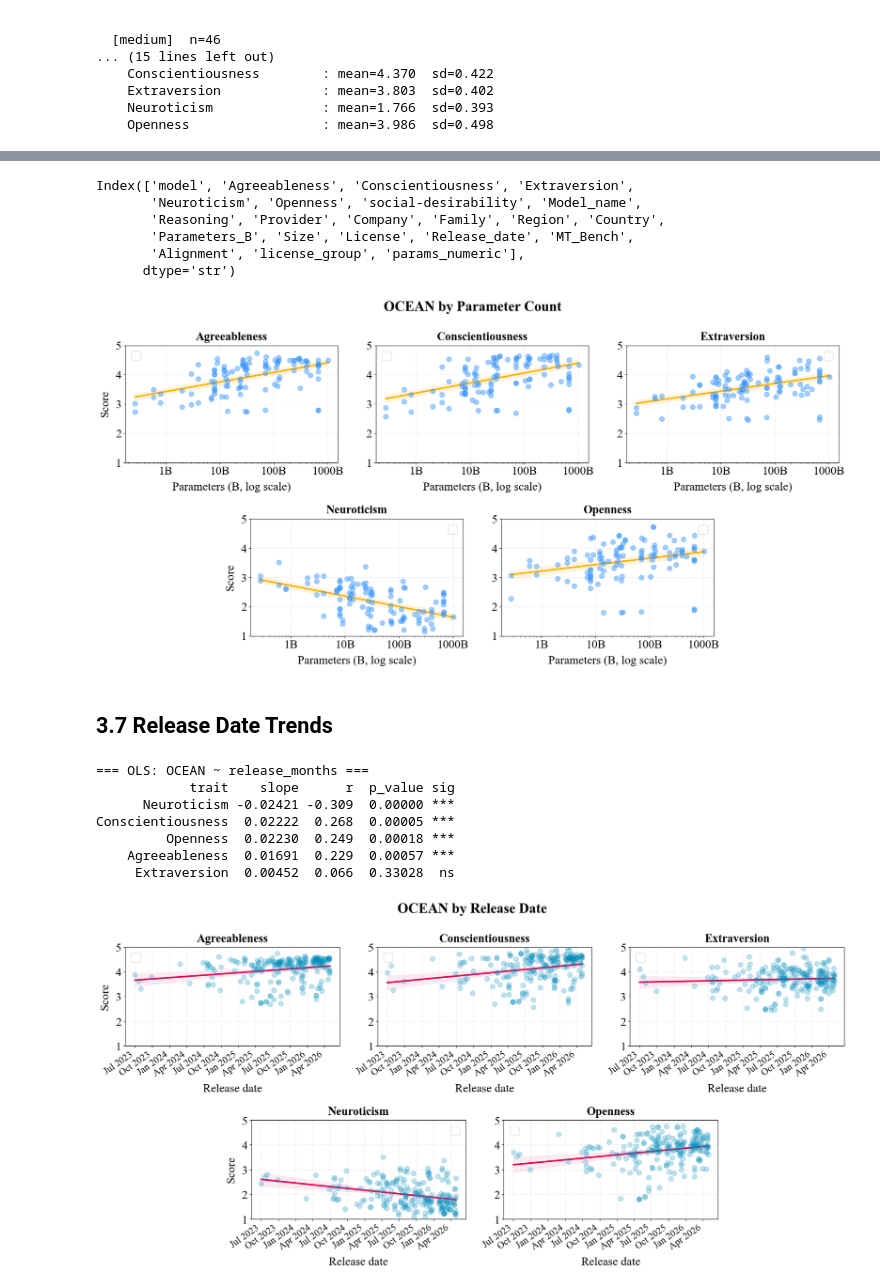
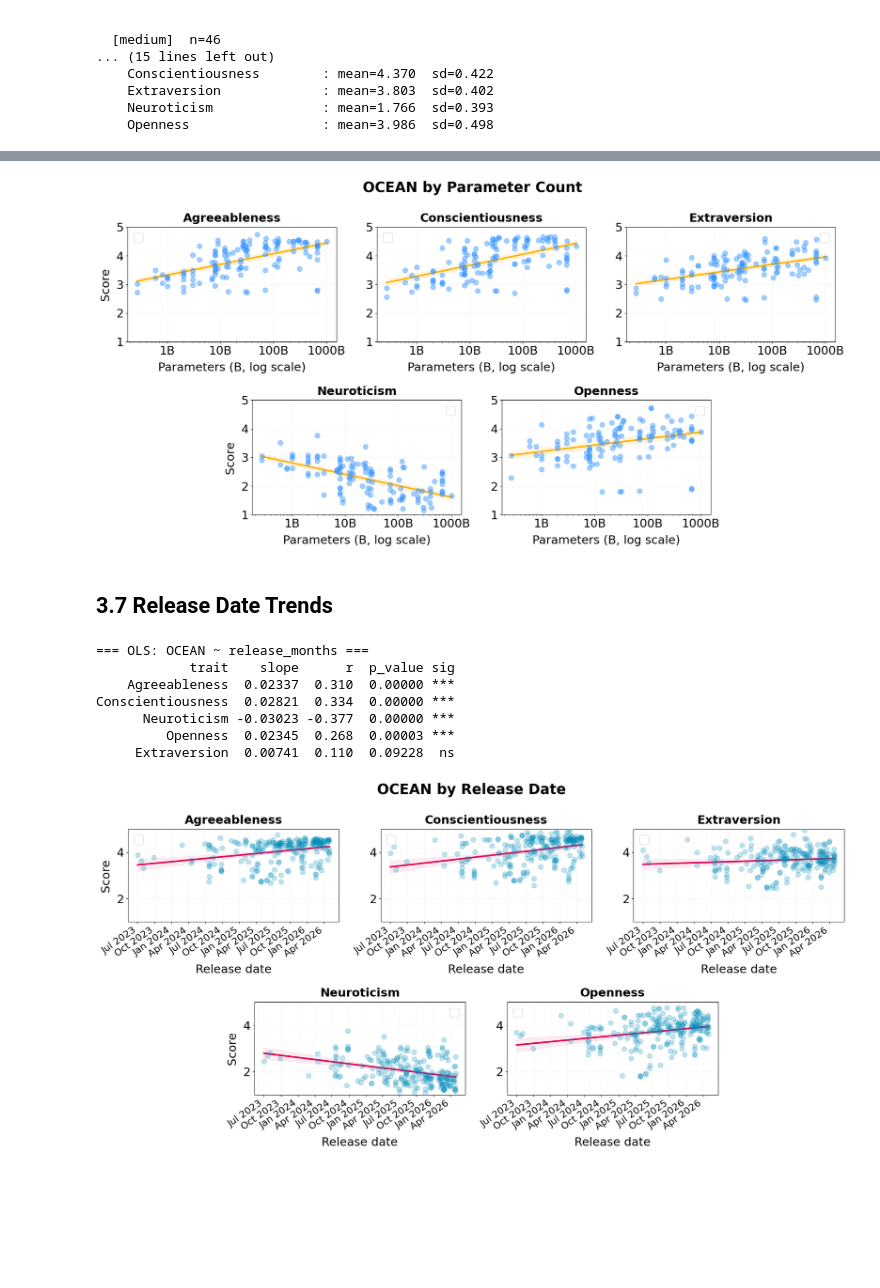
Before and after one commit to ellisalicante/BigFive-LLM-Evaluation, a Jupyter notebook: exp/03_large_scale_administration/eval_subgroups.ipynb, the cells around one changed output, grey strips where cells are left out. Saved outputs shown, nothing was run; the diff lists cells and outputs as text; code cells hidden in the pictures; blank space fills up the shorter version.

```diff
--- a/exp/03_large_scale_administration/eval_subgroups.ipynb
+++ b/exp/03_large_scale_administration/eval_subgroups.ipynb
@@ -42,6 +44,6 @@ os.makedirs("../../doc/figs", exist_ok=True)
 apply_paper_style()
 # %%
 ### 1) LOAD DATA
-df_all, df_A, df_B, df_cfa, df_cfa_soc_des, df_metadata, df_lmm = create_final_dfs()
+df_all, df_A, df_B, df_cfa, df_cfa_soc_des, df_metadata, df_lmm, _ = create_final_dfs()
 # %% [output]
 Created dataframes:
@@ -421,14 +549,5 @@ plt.show()
-# %%
-df_metadata.columns
-# %% [output]
-Index(['model', 'Agreeableness', 'Conscientiousness', 'Extraversion',
-       'Neuroticism', 'Openness', 'social-desirability', 'Model_name',
-       'Reasoning', 'Provider', 'Company', 'Family', 'Region', 'Country',
-       'Parameters_B', 'Size', 'License', 'Release_date', 'MT_Bench',
-       'Alignment', 'license_group', 'params_numeric'],
-      dtype='str')
 # %%
-### 17) CONTINUOUS PARAMETER SCALE (OLS regression on log10 params)
+### 18) CONTINUOUS PARAMETER SCALE (OLS regression on log10 params)
 fig = plot_param_scale_regression(
     df_metadata,
     params_col="Parameters_B",
@@ -441,7 +560,7 @@ fig = plot_param_scale_regression(
 )
 plt.show()
 # %% [output]
-[figure, old version]
+[figure, new version]
 # %% [markdown]
 ## 3.7 Release Date Trends
 # %%
@@ -453,7 +572,7 @@ ref = pd.Timestamp("2026-05-12")
 df_metadata["release_dt"]     = pd.to_datetime(df_metadata["Release_date"], errors="coerce")
 df_metadata["release_months"] = (df_metadata["release_dt"] - ref).dt.days / 30.44
 # %%
-### 19) REGRESSION SUMMARY — release date vs OCEAN
+### 20) REGRESSION SUMMARY — release date vs OCEAN
 df_rel     = df_metadata.dropna(subset=["release_months"] + OCEAN_COLS)
 summary_df = regression_summary(df_rel, x_col="release_months", y_cols=OCEAN_COLS)
 
@@ -462,26 +581,26 @@ print(summary_df.to_string(index=False))
 # %% [output]
 === OLS: OCEAN ~ release_months ===
             trait    slope      r  p_value sig
-      Neuroticism -0.02421 -0.309  0.00000 ***
-Conscientiousness  0.02222  0.268  0.00005 ***
-         Openness  0.02230  0.249  0.00018 ***
-    Agreeableness  0.01691  0.229  0.00057 ***
-     Extraversion  0.00452  0.066  0.33028  ns
+    Agreeableness  0.02337  0.310  0.00000 ***
+Conscientiousness  0.02821  0.334  0.00000 ***
+      Neuroticism -0.03023 -0.377  0.00000 ***
+         Openness  0.02345  0.268  0.00003 ***
+     Extraversion  0.00741  0.110  0.09228  ns
 # %%
-### 20) FIGURE — release date regression
+### 21) FIGURE — release date regression
 df_rel = df_metadata.dropna(subset=["release_dt", "release_months"] + OCEAN_COLS)
 
 fig = plot_release_date_regression(
     df_rel,
     date_col="release_dt",
     release_months_col="release_months",
     palette=BINARY_PAL_BLUE_PINK,
     cols=OCEAN_COLS,
     title="OCEAN by Release Date",
-    save_path="../../doc/figs/fig_release_date.pdf",
+    save_path="../../doc/figs/fig_release_date.png",
     test=False,
     figsize=(4 * len(OCEAN_COLS), 10),
 )
 plt.show()
 # %% [output]
-[figure, old version]
+[figure, new version]
```
Also changed, not shown: parts of 21 cells of this notebook.
